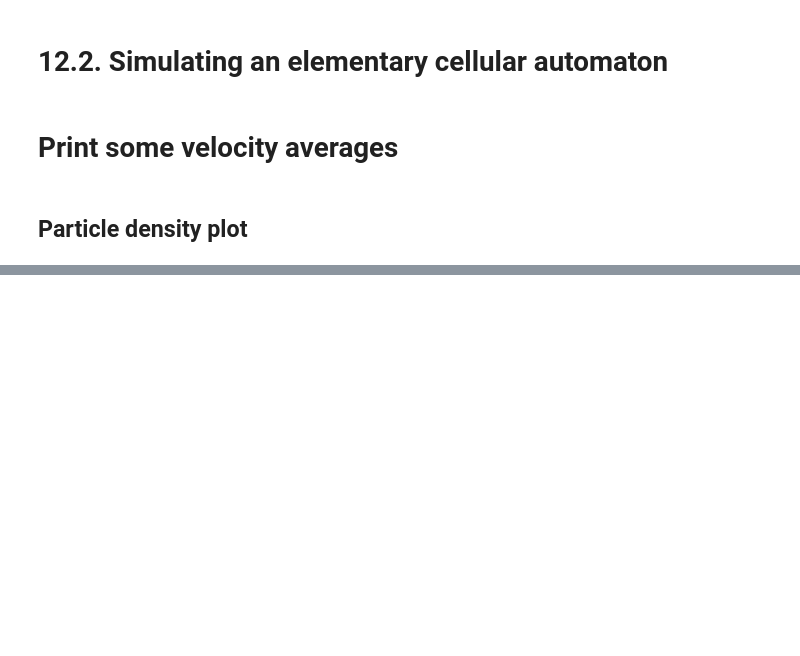
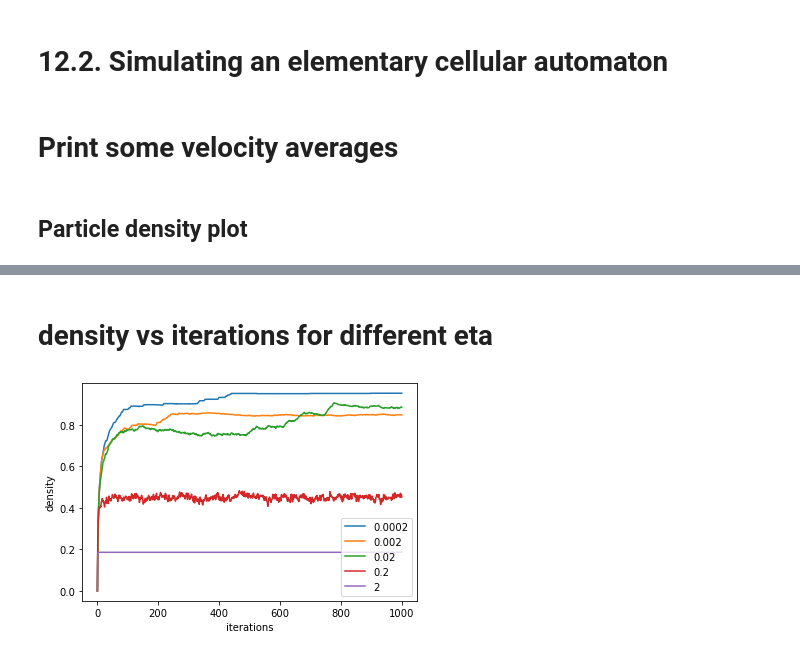
Before and after one commit to wiebetimmers/CSS-ParticleFlocking, a Jupyter notebook: 1D_viscek_automata_density.ipynb, the cells around one changed output, grey strips where cells are left out. Saved outputs shown, nothing was run; the diff lists cells and outputs as text; code cells hidden in the pictures; blank space fills up the shorter version.

```diff
--- a/1D_viscek_automata_density.ipynb
+++ b/1D_viscek_automata_density.ipynb
@@ -154,0 +208,33 @@ plt.imshow(density_x, interpolation='none')
+# %% [markdown]
+# density vs iterations for different eta
+# %%
+eta_range = [0.0002, 0.002, 0.02, 0.2, 2]
+
+N = 1000
+L = 1000
+its = 1000
+p = (N/L)
+
+density_per_eta = []
+
+for eta in eta_range:
+    x = generate2(L, its, eta, p)
+    density_x = get_density_values(x)
+    density = []
+    dens = 0
+    for i in range(len(density_x)):
+        dens = density_x[i].count(0)
+        density.append(dens/len(density_x))
+
+    density_per_eta.append(density)
+
+labels = ["0.0002", "0.002", "0.02", "0.2", "2"]
+
+for x in range(len(eta_range)):
+    plt.plot(np.linspace(0, its, its), density_per_eta[x], label = labels[x])
+plt.xlabel("iterations")
+plt.ylabel("density")
+plt.legend()
+plt.show()
+# %% [output]
+[figure, added]
```
Also changed, not shown: parts of 12 cells of this notebook.
